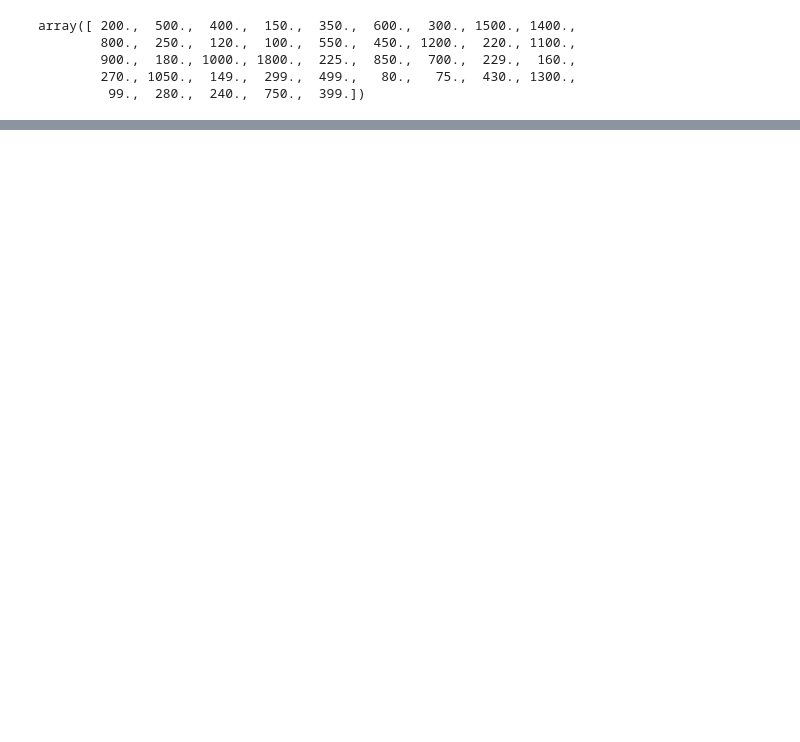
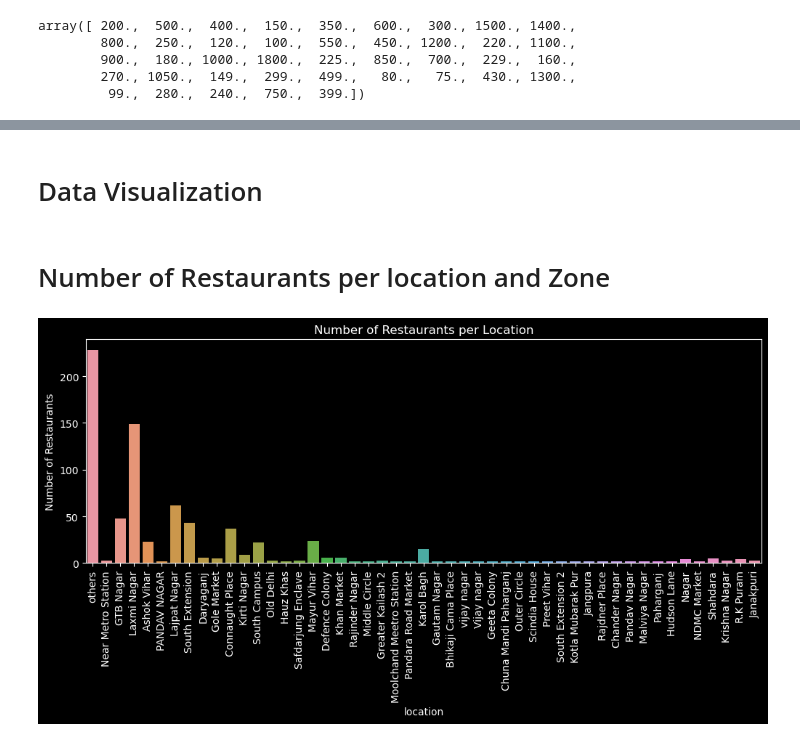
Before and after one commit to Ishaansh7/Swiggy-Analytics-Project, a Jupyter notebook: swiggy-analytics.ipynb, the cells around one changed output, grey strips where cells are left out. Drawn from its saved outputs; the diff is of its cells as text; code cells hidden in the pictures; blank space fills up the shorter version.

```diff
--- a/swiggy-analytics.ipynb
+++ b/swiggy-analytics.ipynb
@@ -273,0 +447,16 @@ df.head()
+# %%
+cuisine = df['cuisine'].value_counts(ascending  = False)
+
+
+cuisine_lessthan5 = cuisine[cuisine<5]
+
+
+
+def handle_cuisine(value):
+    if(value in cuisine_lessthan5):
+        return 'others'
+    else:
+        return value
+
+df['cuisine'] = df['cuisine'].apply(handle_cuisine)
+df['cuisine'].value_counts()
@@ -273,0 +481,16 @@ df.head()
+# %% [markdown]
+# Data Visualization
+# %% [markdown]
+ # Number of Restaurants per location and Zone
+# %%
+#df['location'].iloc[1:, :]
+fig = plt.figure(figsize =(12, 4))
+# Horizontal Bar Plot
+sns.countplot(x=df["location"])
+plt.title('Number of Restaurants per Location')
+plt.xlabel('location')
+plt.ylabel('Number of Restaurants')
+plt.xticks(rotation=90)
+plt.show()
+# %% [output]
+[figure, added]
```
Also changed, not shown: parts of 64 cells of this notebook.
